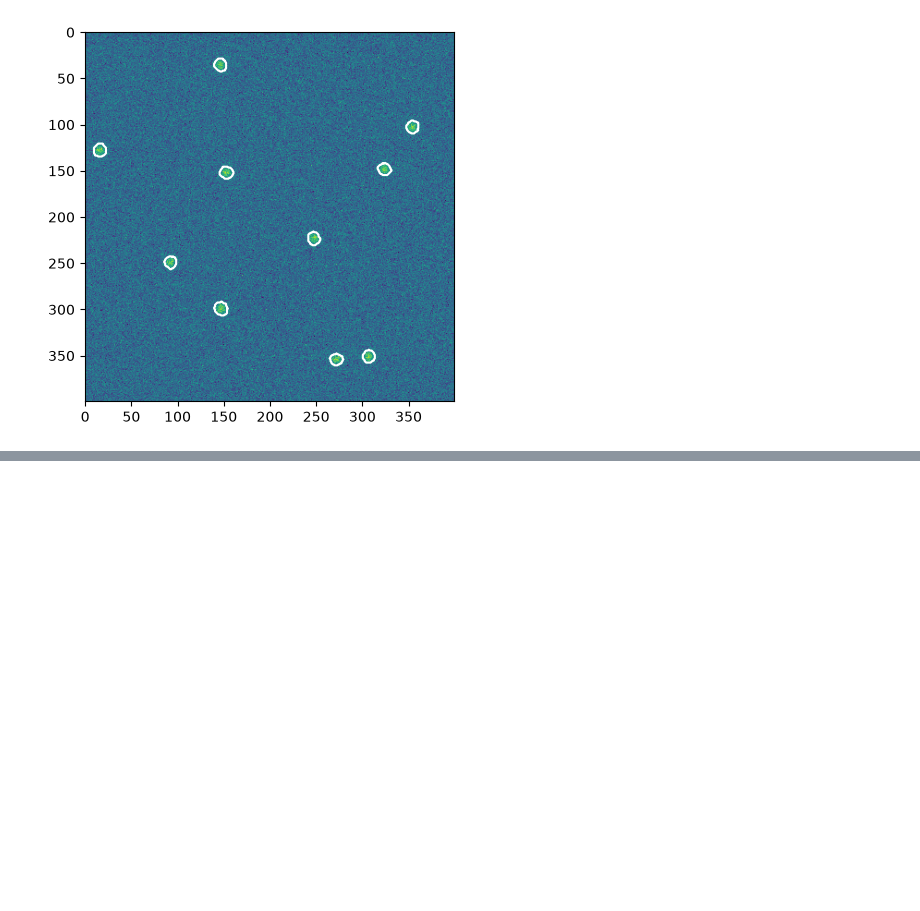
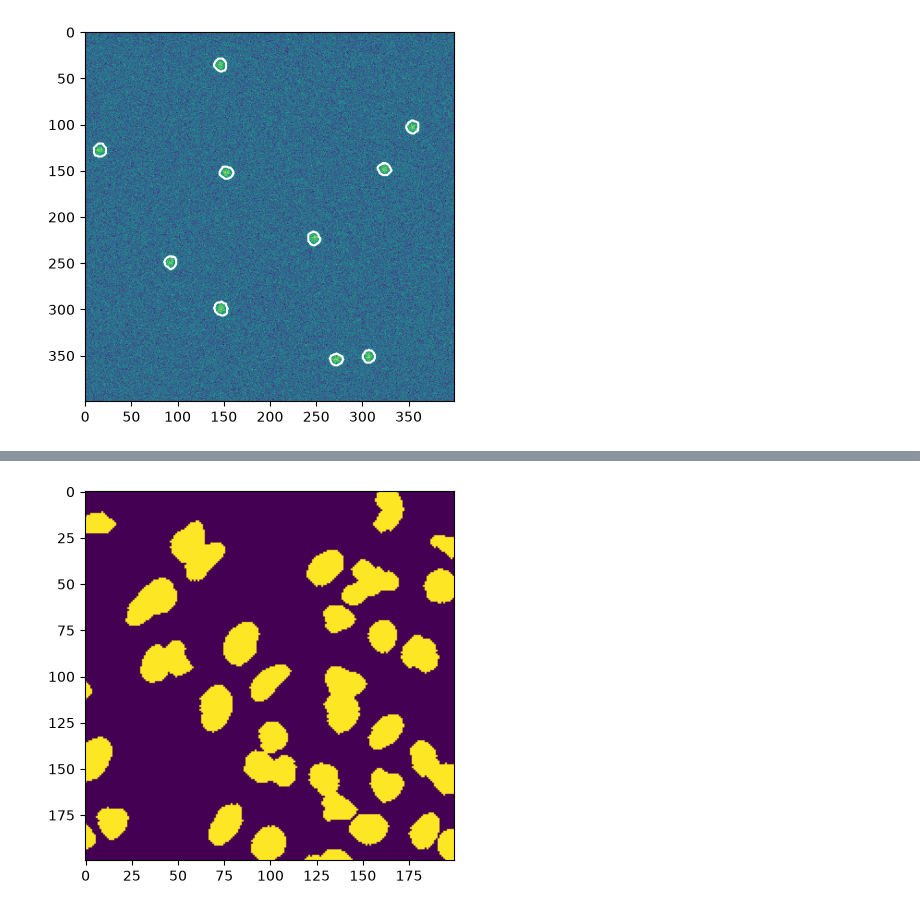
Before and after one commit to NL-BioImaging/NL-BioImageAnalysis-course2026, a Jupyter notebook: day_1/image_processing/Image_processing_fundamentals_pt1_answers.ipynb, the cells around one changed output, grey strips where cells are left out. Drawn from its saved outputs; the diff is of its cells as text; code cells hidden in the pictures; blank space fills up the shorter version.

```diff
--- a/day_1/image_processing/Image_processing_fundamentals_pt1_answers.ipynb
+++ b/day_1/image_processing/Image_processing_fundamentals_pt1_answers.ipynb
@@ -108,0 +81,6 @@ _ = plt.contour(mask_points, colors='w', levels=[0.5])
+# %%
+# First remove small features, mophological opening
+mask_nuclei_opened = sk.morphology.opening(mask_nuclei, footprint=sk.morphology.disk(2))
+_ = plt.imshow(mask_nuclei_closed[0:200,0:200])
+# %% [output]
+[figure, added]
```
Also changed, not shown: parts of 11 cells of this notebook, 3 other files.
